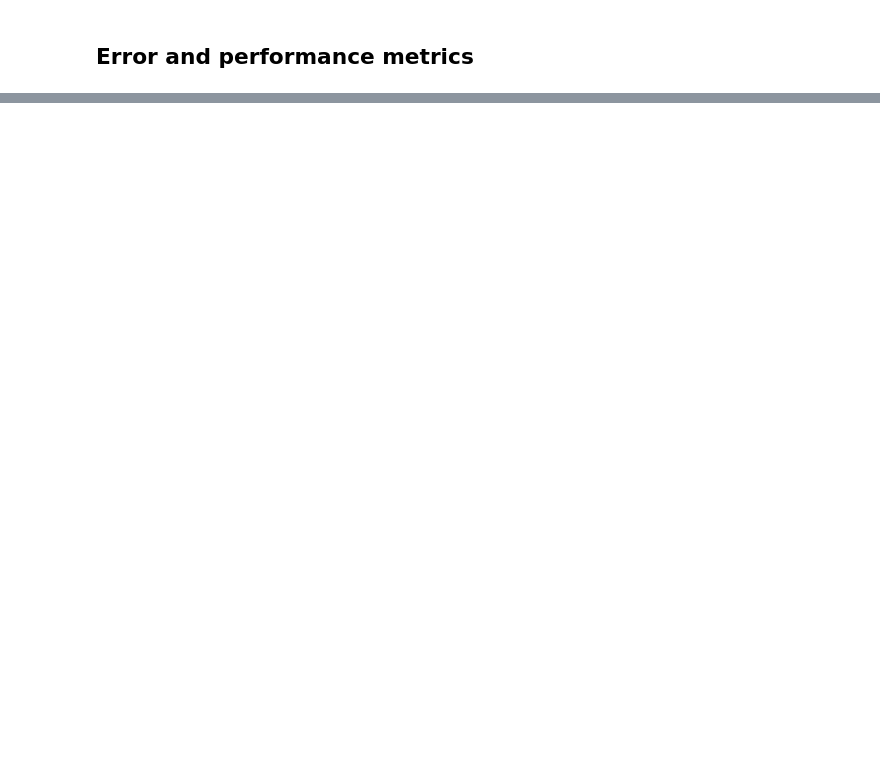
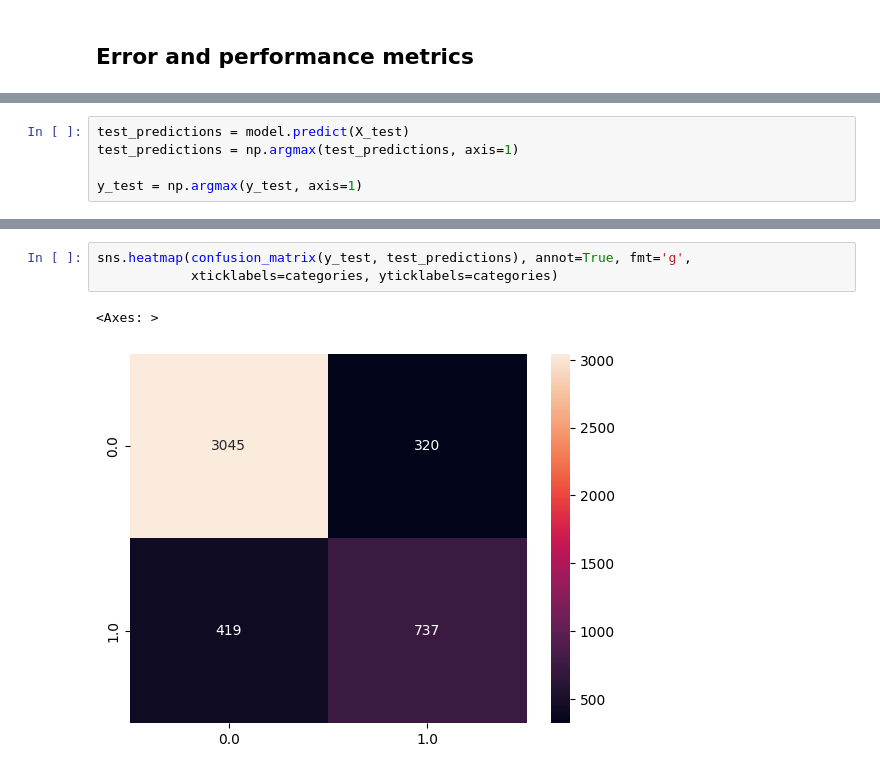
Before and after one commit to DonTauren/DeepLearning, a Jupyter notebook: exercise_2_classification/exercise_2.ipynb, the cells around one changed output, grey strips where cells are left out. Cells and saved outputs as stored; diff of their text form; blank space fills up the shorter version.

```diff
--- a/exercise_2_classification/exercise_2.ipynb
+++ b/exercise_2_classification/exercise_2.ipynb
@@ -776,0 +778,5 @@ y_test: (4521,)
+# %%
+test_predictions = model.predict(X_test)
+test_predictions = np.argmax(test_predictions, axis=1)
+
+y_test = np.argmax(y_test, axis=1)
@@ -776,0 +785,6 @@ y_test: (4521,)
+# %%
+sns.heatmap(confusion_matrix(y_test, test_predictions), annot=True, fmt='g',
+            xticklabels=categories, yticklabels=categories)
+# %% [output]
+<Axes: >
+[figure, added]
```
Also changed, not shown: parts of 26 cells of this notebook.
